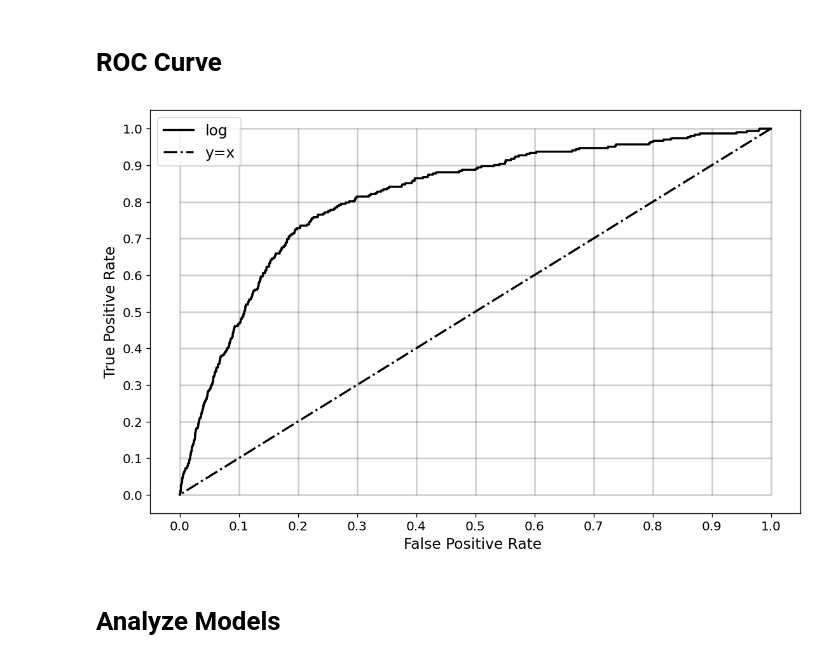
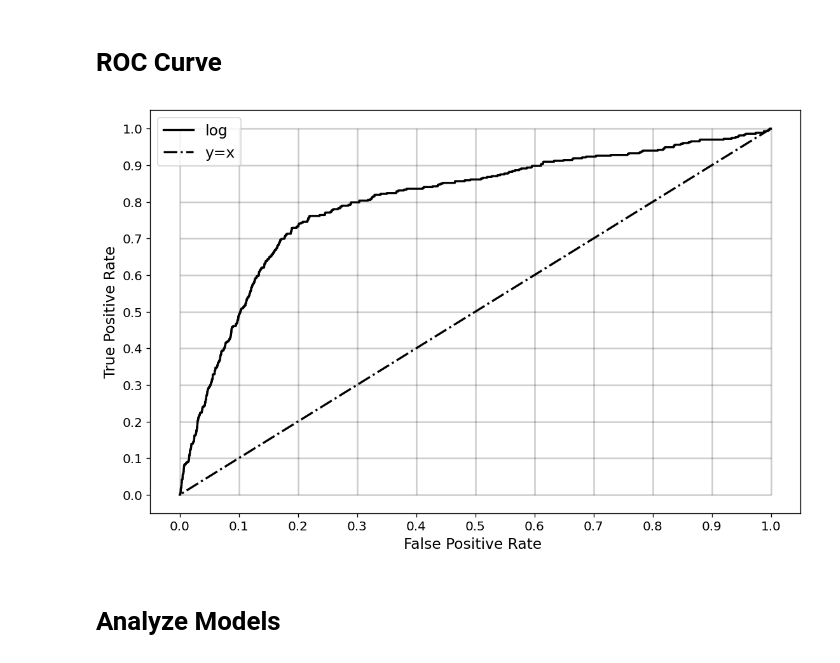
Before and after one commit to middlec000/SPA_predict_homelessness, a Jupyter notebook: Code/4_ROC_Curve.ipynb, the cells around one changed output. Drawn from its saved outputs; the diff is of its cells as text; code cells hidden in the pictures.

Commit message:
create log for preprocessing
TODO: if person both main and non-main, use only main

```diff
--- a/Code/4_ROC_Curve.ipynb
+++ b/Code/4_ROC_Curve.ipynb
@@ -64,0 +35,5 @@ CMIS_MATCH
+# %%
+filename = 'output_reduced_pre_hmls_all_ids.pickle'
+summary, models, features = load_model_output(datapath+filename)
+print(filename + ' Features')
+print_list(features)
@@ -67,36 +51,25 @@ CMIS_MATCH
 # %%
 linewidth = 2
 color = 'black'
 alpha=0.2
 
-# Original
-# plt.plot(summary1['fpr'], summary1['tpr'], color='black', label='log', linestyle='dotted', linewidth=linewidth)
-
-# 'TOTAL_CUR_BALANCE' instead of 'TOTAL_60_DAYS_AMT'
-# plt.plot(summary2['fpr'], summary2['tpr'], color='black', label='cur_balance', linestyle='-', linewidth=linewidth)
-
-# Reduced to only ubiquituous features.
-plt.plot(summary3['fpr'], summary3['tpr'], color='black', label='log', linestyle='-', linewidth=linewidth)
-
-# Only billing
-# plt.plot(summary4['fpr'], summary4['tpr'], color='black', label='billing', linestyle='--', linewidth=linewidth)
-
+plt.plot(summary['fpr'], summary['tpr'], color='black', label='log', linestyle='-', linewidth=linewidth)
 
 # Refernce line
 plt.plot([1, 0], [1, 0], color='black', label='y=x', linestyle='dashdot', linewidth=linewidth)
 
 ticks = np.arange(0, 1.1, 0.1)
 plt.hlines(y=ticks, xmin=0, xmax=1, colors=color, alpha=alpha)
 plt.vlines(x=ticks, ymin=0, ymax=1, colors=color, alpha=alpha)
 plt.xlabel('False Positive Rate ', fontsize=fontsize)
 plt.xticks(ticks, fontsize=fontsize-2)
 plt.ylabel('True Positive Rate', fontsize=fontsize)
 plt.yticks(ticks, fontsize=fontsize-2)
 plt.legend(fontsize=fontsize)
-# plt.savefig(fname=image_dest+'ROC.png', bbox_inches='tight')
+plt.savefig(fname=image_dest+'ROC.png', bbox_inches='tight')
 plt.show()
 # %% [output]
-[figure, old version]
+[figure, new version]
 # %% [markdown]
 # Analyze Models
 # %%
```
Also changed, not shown: parts of 12 cells of this notebook, 16 other files.
